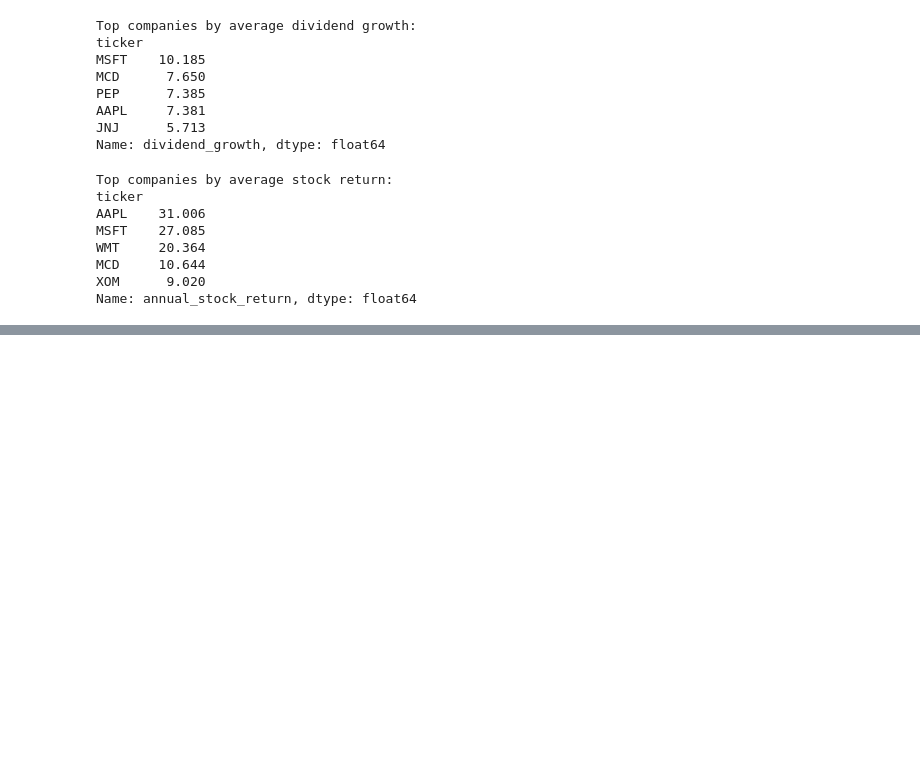
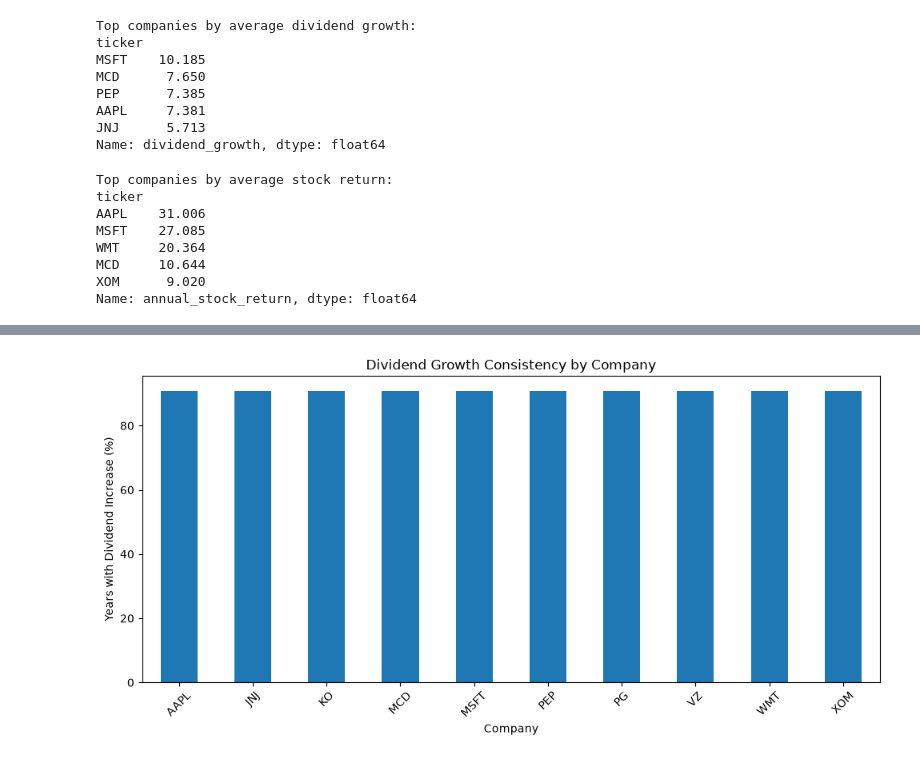
Before and after one commit to Jenniskamboj/Dividend-Puzzle-Analyzer, a Jupyter notebook: notebooks/01_data_understanding.ipynb, the cells around one changed output, grey strips where cells are left out. Cells and saved outputs as stored; diff of their text form; code cells hidden in the pictures; blank space fills up the shorter version.

Commit message:
Day 9: Analyze dividend consistency risk and return

```diff
--- a/notebooks/01_data_understanding.ipynb
+++ b/notebooks/01_data_understanding.ipynb
@@ -1445,0 +1449,6 @@ comparison.to_csv(
+# %%
+data = pd.read_csv(
+    "../datasets/processed/dividend_return_analysis.csv"
+)
+
+data.head()
@@ -1445,0 +1484,16 @@ comparison.to_csv(
+# %%
+data["dividend_increased"] = (
+    data.groupby("ticker")["dividend_per_share"]
+    .diff() > 0
+)
+# %%
+dividend_consistency = (
+    data.groupby("ticker")["dividend_increased"]
+    .mean() * 100
+)
+
+dividend_consistency = dividend_consistency.sort_values(
+    ascending=False
+)
+
+dividend_consistency
@@ -1445,0 +1513,14 @@ comparison.to_csv(
+# %%
+dividend_consistency.plot(
+    kind="bar",
+    figsize=(10, 5)
+)
+
+plt.title("Dividend Growth Consistency by Company")
+plt.xlabel("Company")
+plt.ylabel("Years with Dividend Increase (%)")
+plt.xticks(rotation=45)
+plt.tight_layout()
+plt.show()
+# %% [output]
+[figure, added]
```
Also changed, not shown: parts of 19 cells of this notebook, 2 other files.
